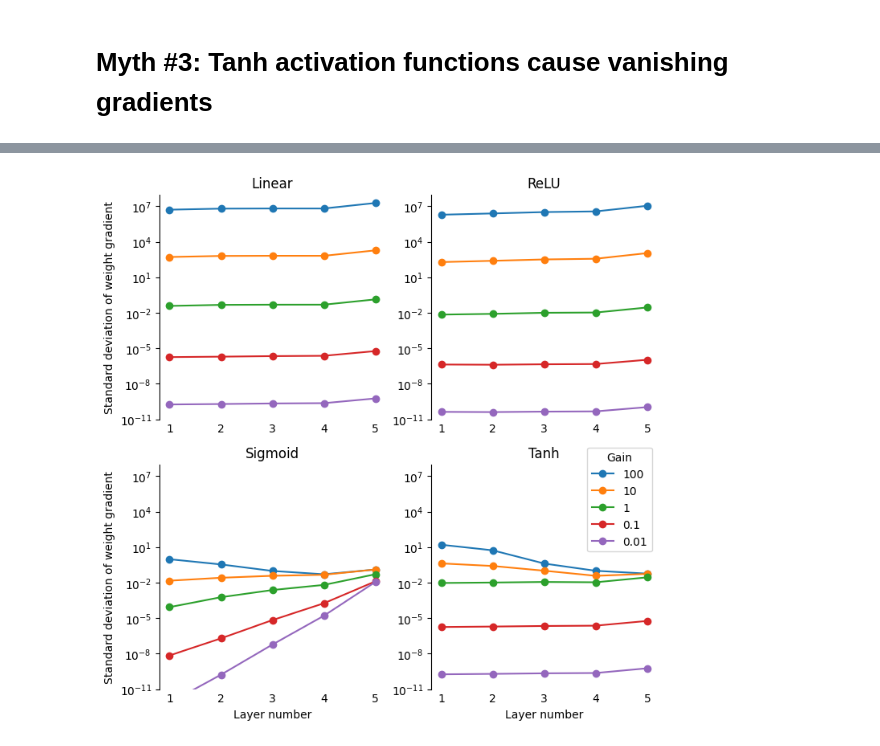
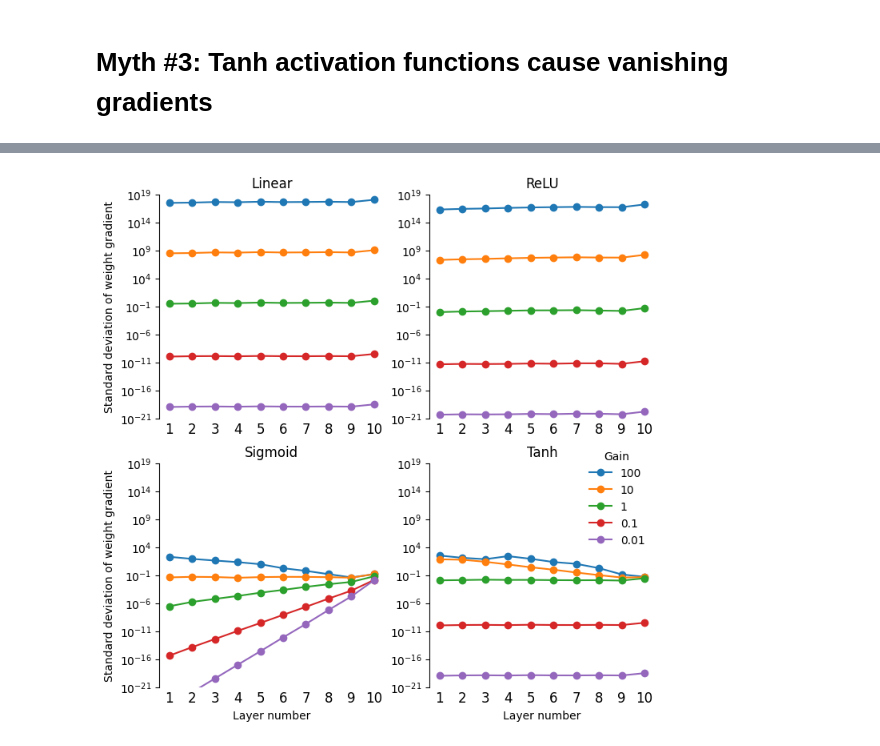
Before and after one commit to nickmcgreivy/ml-experiments, a Jupyter notebook: exploding_gradients/myth_3.ipynb, the cells around one changed output, grey strips where cells are left out. Drawn from its saved outputs; the diff is of its cells as text; code cells hidden in the pictures.

Commit message:
Edited figures for myth 1 and myth 3

```diff
--- a/exploding_gradients/myth_3.ipynb
+++ b/exploding_gradients/myth_3.ipynb
@@ -15,7 +17,7 @@ from torchvision.transforms import ToTensor
 train_ds = MNIST('data', train=True, transform=ToTensor(), download=True)
 train_dl = DataLoader(train_ds, batch_size=128, shuffle=True)
 # %%
-num_layers = 5
+num_layers = 10
 # %%
 class MLP(nn.Module):
     def __init__(self, activation=nn.ReLU):
@@ -69,13 +65,13 @@ def compute_gradient_stds(gains, train_dl, activation=nn.ReLU):
                     math.sqrt(torch.var(m.bias.grad).item()))
     return weight_grad_stds, bias_grad_stds
 # %%
-def plot_grad_stds(ax, stds, name, activation, i, j):
+def plot_grad_stds(ax, stds, name, title, i, j, labels, lim=None):
     x = torch.arange(num_layers) + 1
     for k, std in enumerate(stds):
         ax.plot(x, std, marker='o',
-             linestyle='-', label=gains[k])
+             linestyle='-', label=labels[k])
     ax.set_yscale('log')
-    ax.set_title(f"{activation}")
+    ax.set_title(f"{title}")
     if i == 1:
         ax.set_xlabel("Layer number")
     if j == 0:
@@ -84,4 +80,5 @@ def plot_grad_stds(ax, stds, name, activation, i, j):
     ax.set_xticklabels(list(range(1,num_layers+1)),fontsize=12)
     ax.tick_params(axis='x', which='both', length=0)
     ax.spines[['top', 'right', 'bottom']].set_visible(False)
-    ax.set_ylim([10e-12, 10e7])
+    if lim:
+        ax.set_ylim(lim)
@@ -88,5 +92,9 @@ def plot_grad_stds(ax, stds, name, activation, i, j):
 # %%
-relu_weight_stds, relu_bias_stds = compute_gradient_stds(gains, train_dl, activation=nn.ReLU)
-linear_weight_stds, linear_bias_stds = compute_gradient_stds(gains, train_dl, activation=None)
-sigmoid_weight_stds, sigmoid_bias_stds = compute_gradient_stds(gains, train_dl, activation=nn.Sigmoid)
-tanh_weight_stds, tanh_bias_stds = compute_gradient_stds(gains, train_dl, activation=nn.Tanh)
+relu_weight_stds, relu_bias_stds = compute_gradient_stds(
+    gains, train_dl, activation=nn.ReLU)
+linear_weight_stds, linear_bias_stds = compute_gradient_stds(
+    gains, train_dl, activation=None)
+sigmoid_weight_stds, sigmoid_bias_stds = compute_gradient_stds(
+    gains, train_dl, activation=nn.Sigmoid)
+tanh_weight_stds, tanh_bias_stds = compute_gradient_stds(
+    gains, train_dl, activation=nn.Tanh)
@@ -93,14 +119,15 @@ tanh_weight_stds, tanh_bias_stds = compute_gradient_stds(gains, train_dl, activa
 # %%
 fig, axs = plt.subplots(2, 2, figsize=(8, 8))
-
-plot_grad_stds(axs[0][0], linear_weight_stds, "weight", "Linear", 0, 0)
-plot_grad_stds(axs[0][1], relu_weight_stds, "weight", "ReLU", 0, 1)
-plot_grad_stds(axs[1][0], sigmoid_weight_stds, "weight", "Sigmoid", 1, 0)
-plot_grad_stds(axs[1][1], tanh_weight_stds, "weight", "Tanh", 1, 1)
-axs[1][1].legend(title="Gain", loc='upper right', bbox_to_anchor=(1.0, 1.1))
+ylim = [10e-22,10e18]
+plot_grad_stds(axs[0][0], linear_weight_stds, "weight", "Linear", 0, 0, gains, lim=ylim)
+plot_grad_stds(axs[0][1], relu_weight_stds, "weight", "ReLU", 0, 1, gains, lim=ylim)
+plot_grad_stds(axs[1][0], sigmoid_weight_stds, "weight", "Sigmoid", 1, 0, gains, lim=ylim)
+plot_grad_stds(axs[1][1], tanh_weight_stds, "weight", "Tanh", 1, 1, gains, lim=ylim)
+axs[1][1].legend(title="Gain", loc='upper right',
+                 bbox_to_anchor=(1.0, 1.1), frameon=False)
 plt.savefig("myth_3_weight_gradients.png")
 plt.show()
 # %% [output]
-[figure, old version]
+[figure, new version]
 # %%
 fig, axs = plt.subplots(2, 2, figsize=(8, 8))
```
Also changed, not shown: parts of 15 cells of this notebook, 5 other files.
